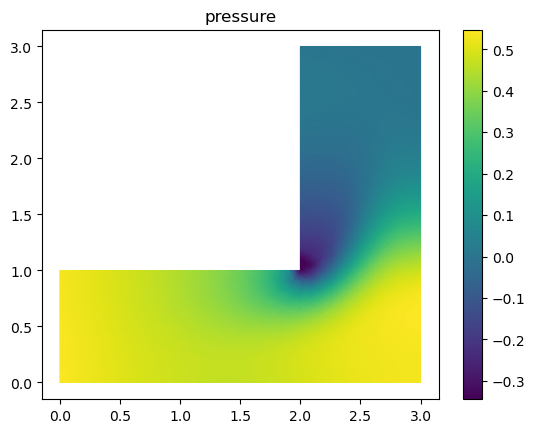
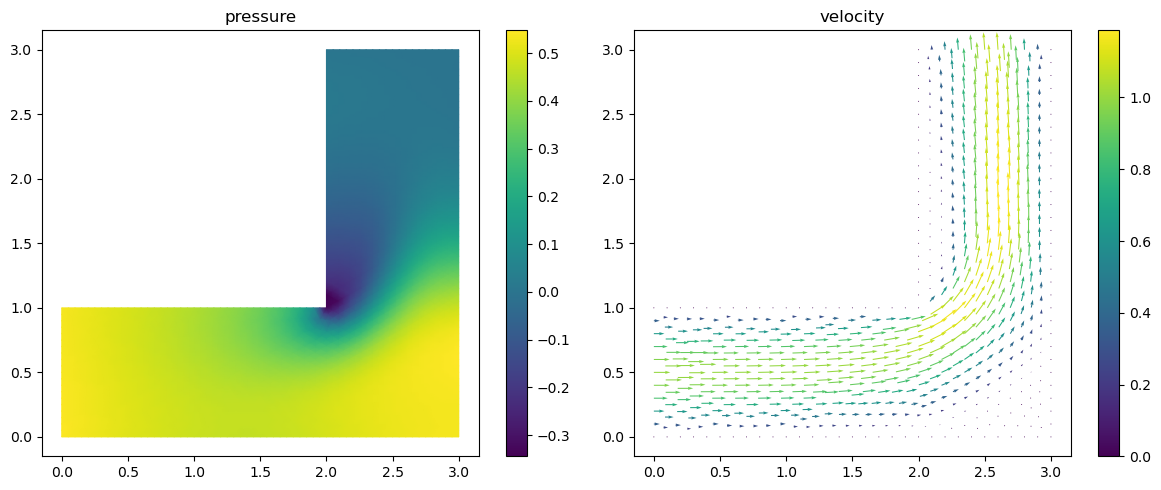
The notebook cell's code change between the first figure and the second:
--- before
+++ after
@@ -1,8 +1,11 @@
-fig, ax = plt.subplots()
-col = tripcolor(ph, axes=ax)
-plt.colorbar(col)
-plt.title('pressure')
-fig, ax = plt.subplots()
-col = quiver(uh, axes=ax)
-plt.colorbar(col)
-plt.title('velocity')
+fig, ax = plt.subplots(1, 2, figsize=(12, 5))
+
+col0 = tripcolor(ph, axes=ax[0])
+fig.colorbar(col0, ax=ax[0])
+ax[0].set_title('pressure')
+
+col1 = quiver(uh, axes=ax[1])
+fig.colorbar(col1, ax=ax[1])
+ax[1].set_title('velocity')
+
+plt.tight_layout()

Commit: lab 9 and 10 (not complete)